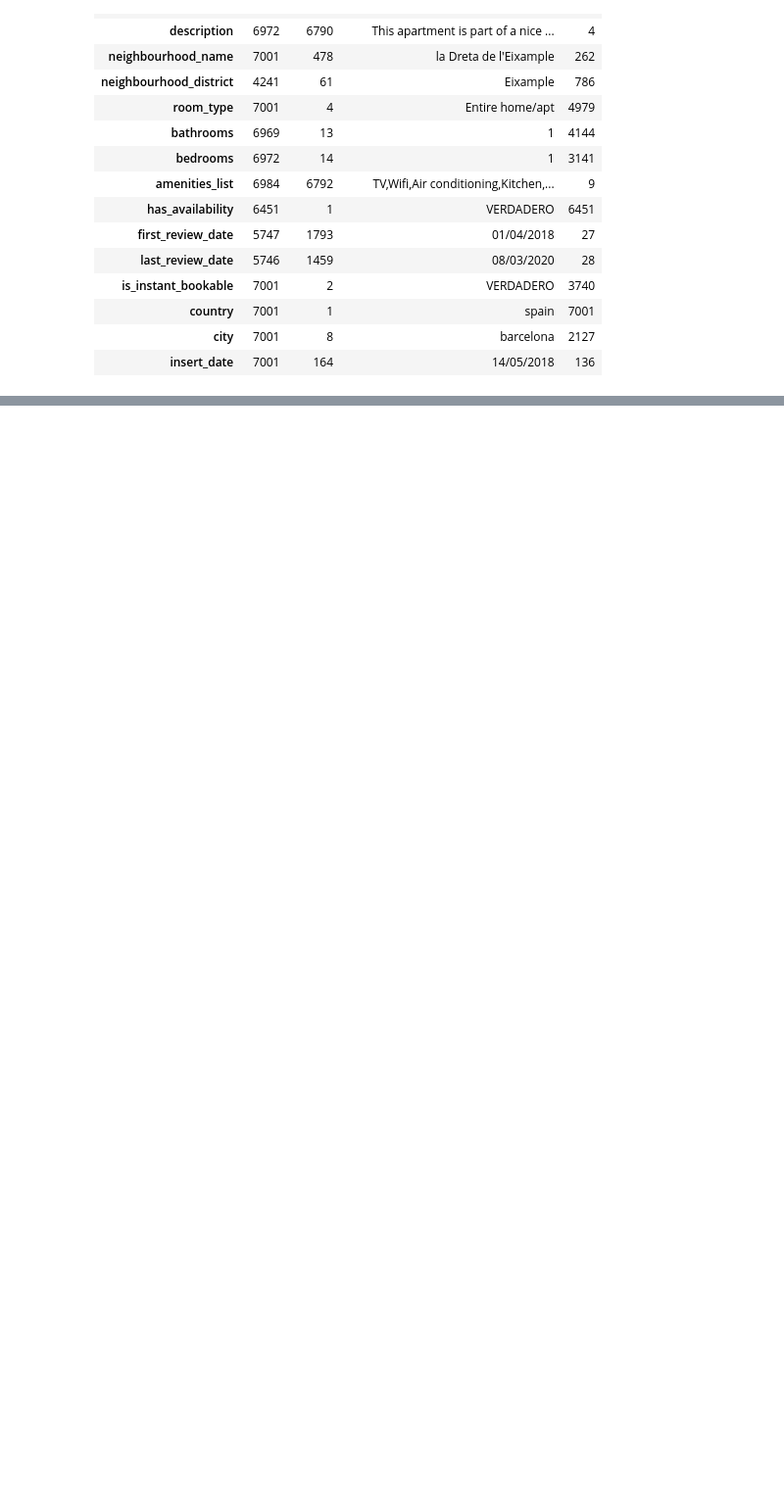
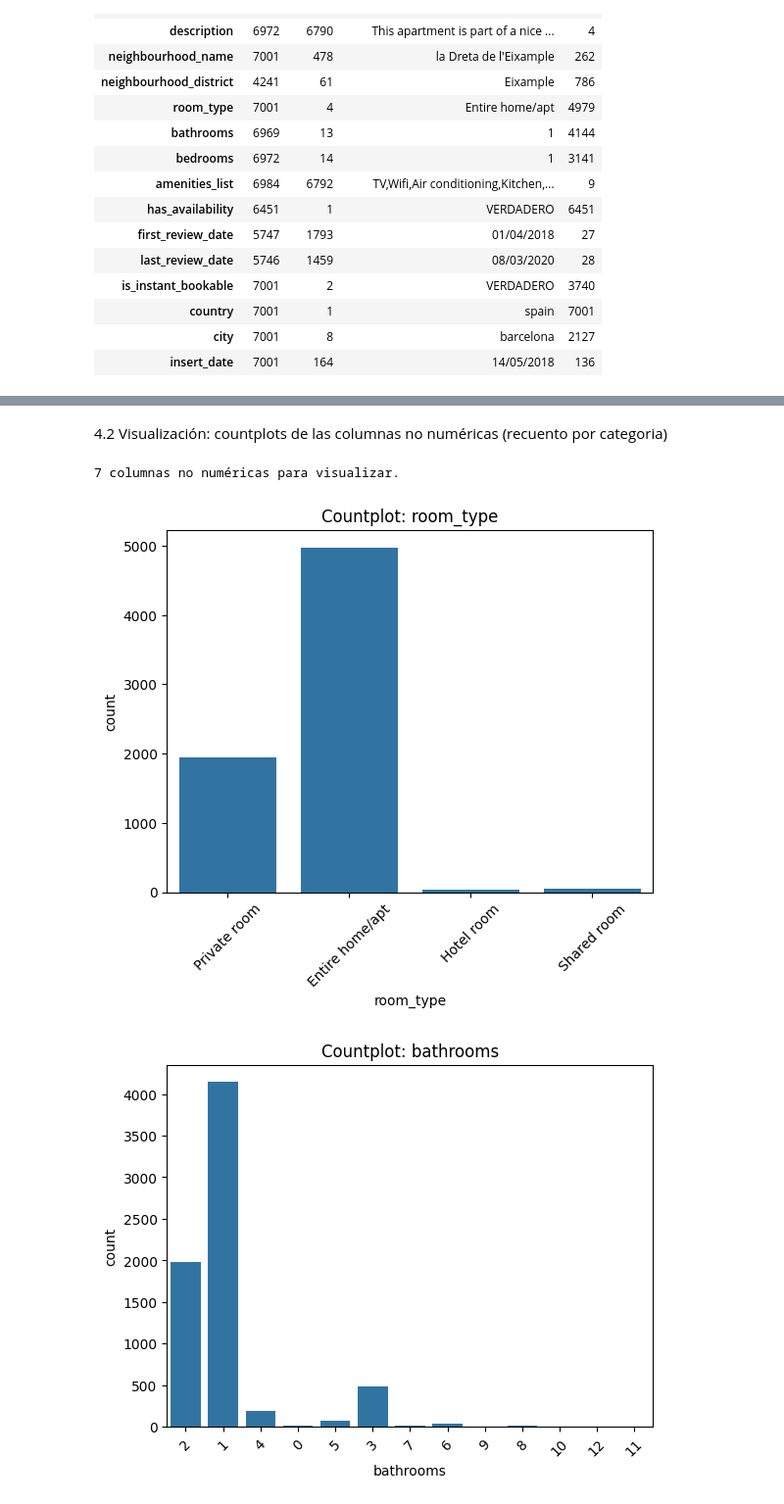
Before and after one commit to esrakesken/turismo-espana-it-academy, a Jupyter notebook: Scripts/EDA_19012026.ipynb, the cells around one changed output, grey strips where cells are left out. Shown at 98% size. Drawn from its saved outputs; the diff is of its cells as text; code cells hidden in the pictures; blank space fills up the shorter version.

```diff
--- a/Scripts/EDA_19012026.ipynb
+++ b/Scripts/EDA_19012026.ipynb
@@ -91,0 +150,21 @@ df.describe(include = object).transpose()
+# %% [markdown]
+4.2 Visualización: countplots de las columnas no numéricas (recuento por categoria)
+# %%
+# sleccionar las columnas no numéricas
+cols_nonum = df.select_dtypes(include='object').columns
+cols_nonum = [x for x in cols_nonum if x not in cols_excluir]
+
+# Cuántas columnas?
+print(len(cols_nonum), "columnas no numéricas para visualizar.")
+# %% [output]
+7 columnas no numéricas para visualizar.
+# %%
+# Countplots de las columnas no numéricas
+for col in cols_nonum:
+    sns.countplot(data=df, x=col)
+    plt.title(f'Countplot: {col}')
+    plt.xticks(rotation=45)
+    plt.show()
+# %% [output]
+[figure, added]
+[figure, added]
```
Also changed, not shown: parts of 18 cells of this notebook.
